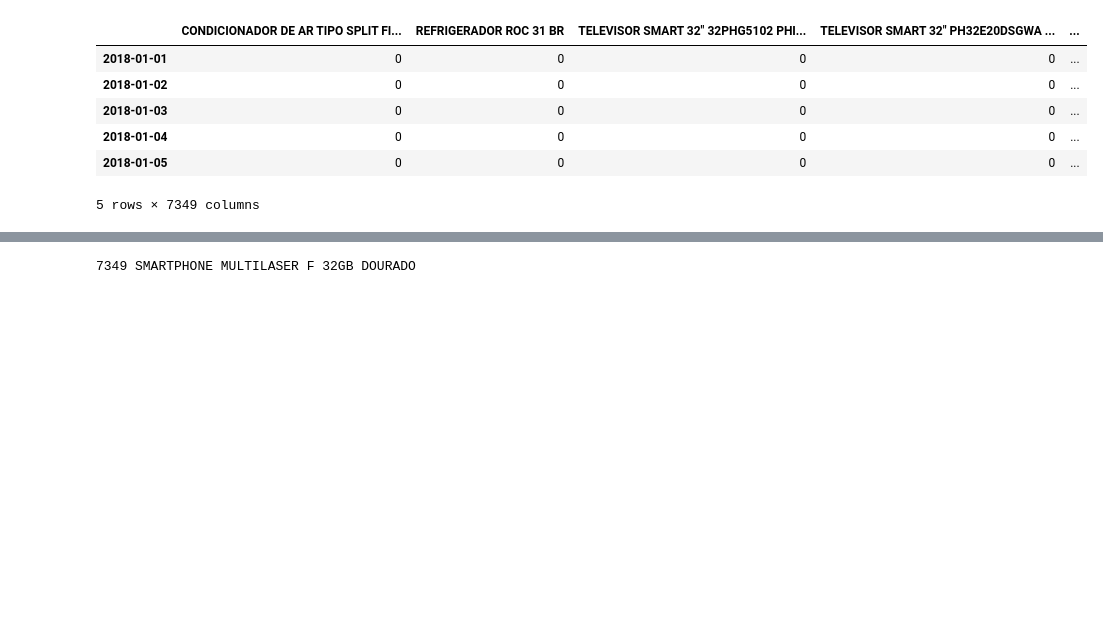
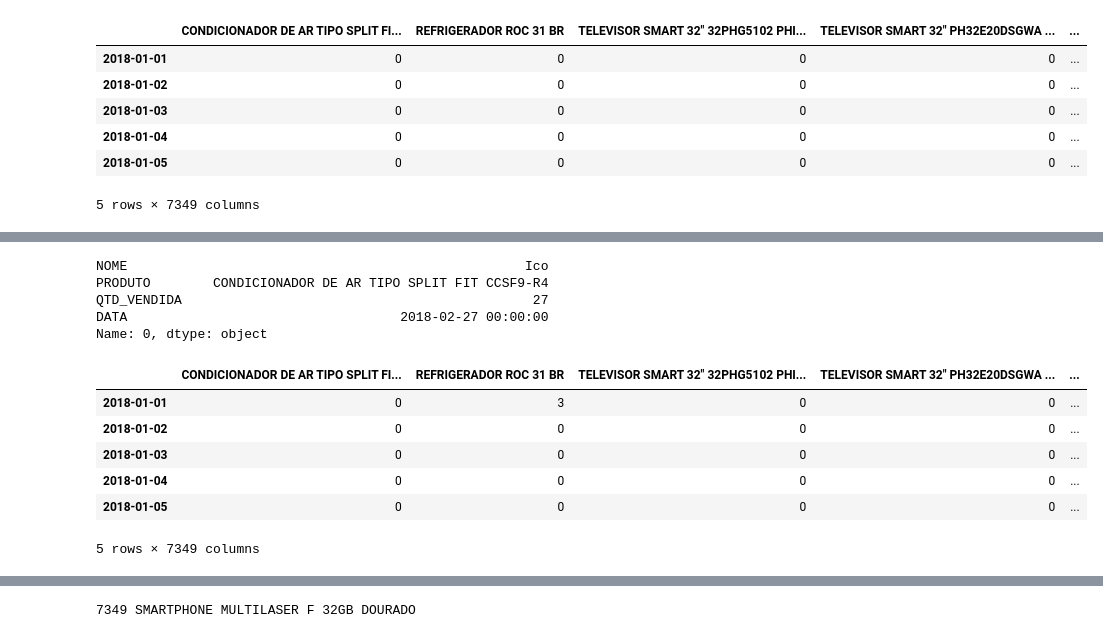
Before and after one commit to LuyzaDomingos/PrevisaoVendasFinalVersion, a Jupyter notebook: previsao/ProcessamentoDados.ipynb, the cells around one changed output, grey strips where cells are left out. Saved outputs shown, nothing was run; the diff lists cells and outputs as text; code cells hidden in the pictures; blank space fills up the shorter version.

```diff
--- a/previsao/ProcessamentoDados.ipynb
+++ b/previsao/ProcessamentoDados.ipynb
@@ -58,7 +58,16 @@ KeyboardInterrupt:
 
 Vendas de produtos por data
 # %%
-dfg = df.drop(columns=['COD_FILIAL', 'SIGLA', 'NOME', 'REGIAO', 'COD_PRODUTO', 'COD_GRUPO', 'CLASSIFICACAO', 'COD_FILIAL_', 'COD_ENTREGA', 'ENTREGA', 'ANO/MES', '1', '2', 'CD', '3', '4', 'SUBCATEGORIA', 'FORNECEDOR'])
+def get_dfg(general=True, keep_month=True):
+    dfg = df.drop(columns=['COD_FILIAL', 'SIGLA', 'REGIAO', 'COD_PRODUTO', 'COD_GRUPO', 'CLASSIFICACAO', 'COD_FILIAL_', 'COD_ENTREGA', 'ENTREGA', 'ANO/MES', '1', '2', 'CD', '3', '4', 'SUBCATEGORIA', 'FORNECEDOR'])
+    if general is True:
+        dfg.drop(columns=['NOME'], inplace=True)
+    if keep_month is False:
+        dfg.drop(columns=['MES'], inplace=True)
+
+    return dfg
+
+dfg = get_dfg(general=False, keep_month=False)
 
 index = pd.date_range(start='2018-01-01', end='2021-04-01', freq='D')
 columns = dfg['PRODUTO'].unique()
@@ -76,0 +123,18 @@ df2.head()
+# %%
+n
+# %% [output]
+NOME                                                   Ico
+PRODUTO        CONDICIONADOR DE AR TIPO SPLIT FIT CCSF9-R4
+QTD_VENDIDA                                             27
+DATA                                   2018-02-27 00:00:00
+Name: 0, dtype: object
+# %%
+df2.head()
+# %% [output]
+|  | CONDICIONADOR DE AR TIPO SPLIT FI... | REFRIGERADOR ROC 31 BR | TELEVISOR SMART 32" 32PHG5102 PHI... | TELEVISOR SMART 32" PH32E20DSGWA ... | ... |
+| 2018-01-01 | 0 | 3 | 0 | 0 | ... |
+| 2018-01-02 | 0 | 0 | 0 | 0 | ... |
+| 2018-01-03 | 0 | 0 | 0 | 0 | ... |
+| 2018-01-04 | 0 | 0 | 0 | 0 | ... |
+| 2018-01-05 | 0 | 0 | 0 | 0 | ... |
+5 rows × 7349 columns
```
Also changed, not shown: parts of 6 cells of this notebook.
